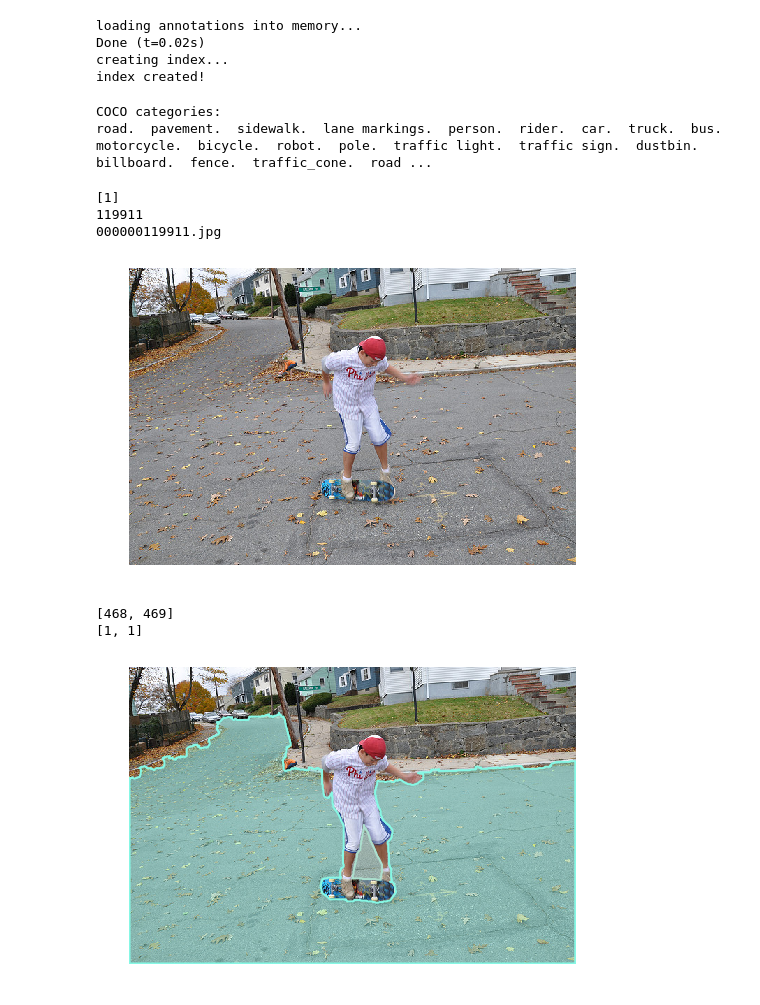
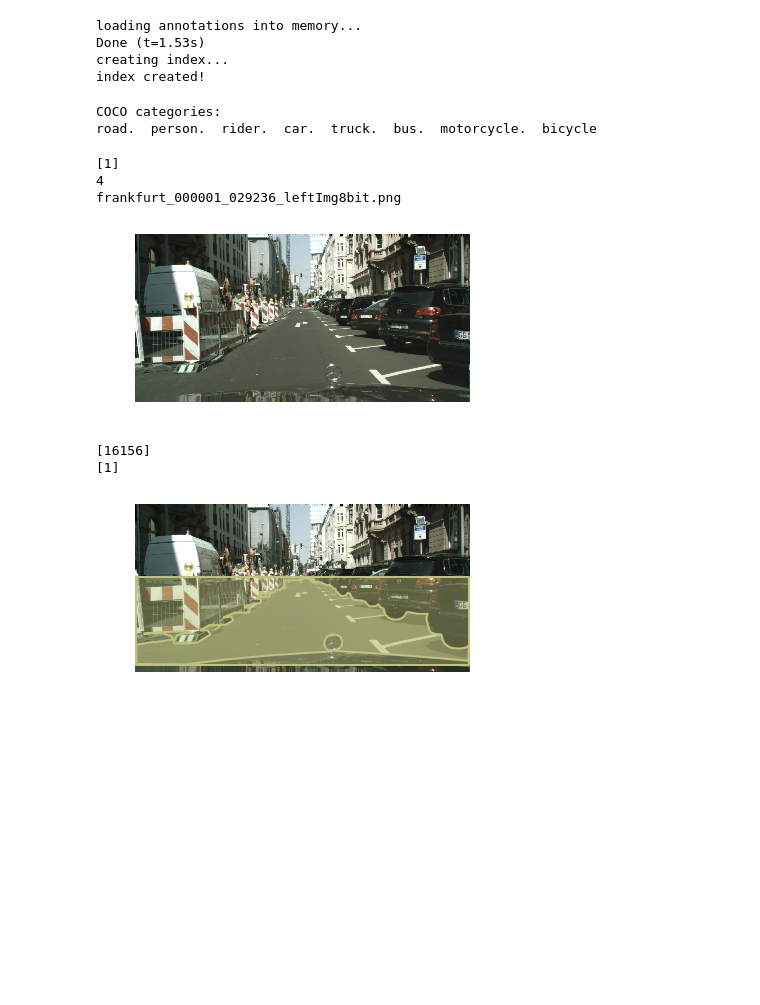
Before and after one commit to pesong/gaussian_data_api, a Jupyter notebook: convert_to_gaussian/merged_gaussian_demo.ipynb, the cells around one changed output. Drawn from its saved outputs; the diff is of its cells as text; code cells hidden in the pictures; blank space fills up the shorter version.

```diff
--- a/convert_to_gaussian/merged_gaussian_demo.ipynb
+++ b/convert_to_gaussian/merged_gaussian_demo.ipynb
@@ -7,16 +7,16 @@ import matplotlib.pyplot as plt
 import pylab
 pylab.rcParams['figure.figsize'] = (8.0, 10.0)
 # %%
-dataDir='/media/pesong/e/dl_gaussian/data/gaussian/coco0813/coco/images'
+dataDir='/media/pesong/e/dl_gaussian/data/gaussian/images'
 
 dataType='val'
-annFile='/media/pesong/e/dl_gaussian/data/gaussian/coco0813/coco/annotations/instances_{}2017.json'.format(dataType)
+annFile='/media/pesong/e/dl_gaussian/data/gaussian/annotations/instances_{}2017.json'.format(dataType)
 
 # initialize COCO api for instance annotations
 coco=COCO(annFile)
 # %% [output]
 loading annotations into memory...
-Done (t=0.02s)
+Done (t=1.53s)
 creating index...
 index created!
 # %%
@@ -29,7 +29,7 @@ print('COCO categories: \n{}\n'.format('.  '.join(nms)))
 # print('COCO supercategories: \n{}'.format(' '.join(nms)))
 # %% [output]
 COCO categories:
-road.  pavement.  sidewalk.  lane markings.  person.  rider.  car.  truck.  bus.  motorcycle.  bicycle.  robot.  pole.  traffic light.  traffic sign.  dustbin.  billboard.  fence.  traffic_cone.  road ...
+road.  person.  rider.  car.  truck.  bus.  motorcycle.  bicycle
 # %%
 # get all images containing given categories, select one at random
 catIds = coco.getCatIds(catNms=['road'])
@@ -49,22 +49,22 @@ plt.imshow(I)
 plt.show()
 # %% [output]
 [1]
-119911
-000000119911.jpg
+4
+frankfurt_000001_029236_leftImg8bit.png
-[figure, old version]
+[figure, new version]
 # %%
 # load and display instance annotations
 plt.imshow(I); plt.axis('off')
-annIds = coco.getAnnIds(imgIds=img['id'], catIds=catIds)
+annIds = coco.getAnnIds(imgIds=img['id'],catIds=catIds)
 print(annIds)
 anns = coco.loadAnns(annIds)
 # anns = anns[2:3]
 # print(anns)
 print([ann['category_id'] for ann in anns])
 # print([ann['bbox'] for ann in anns ])
 
-coco.showAnns(anns)
+coco.showAnns(anns, True)
 # %% [output]
-[468, 469]
-[1, 1]
+[16156]
+[1]
-[figure, old version]
+[figure, new version]
```
Also changed, not shown: 4 other files.
